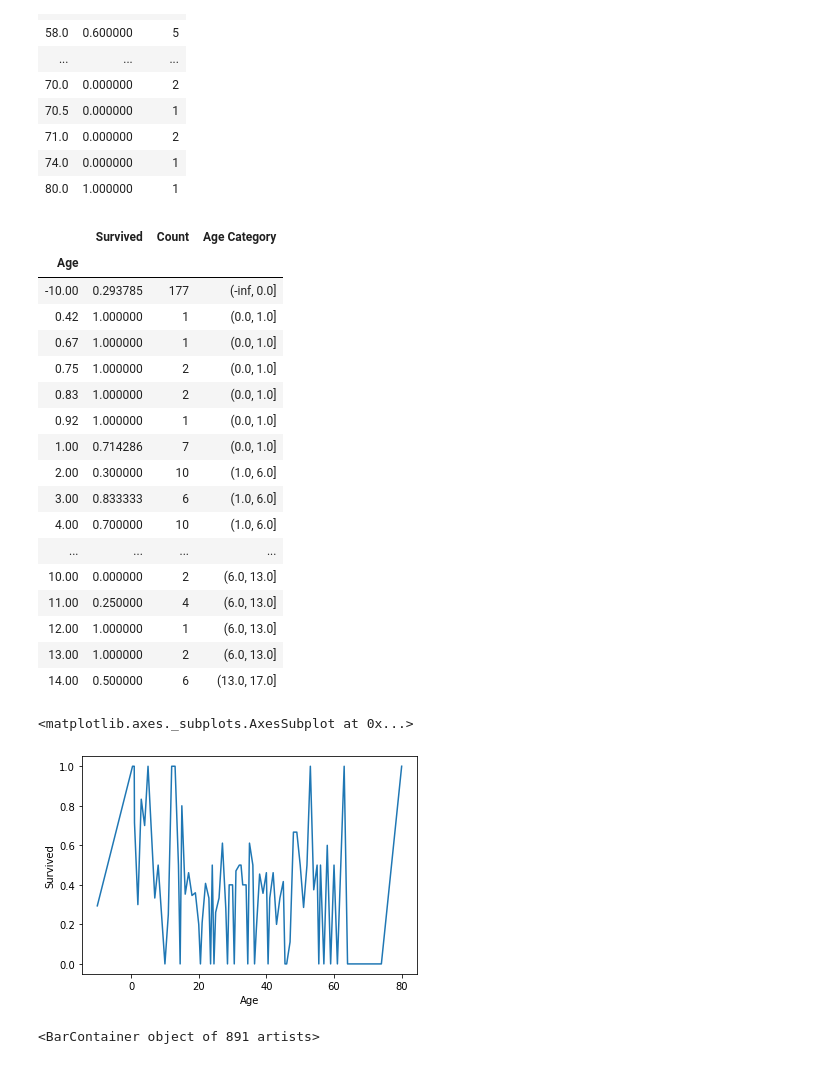
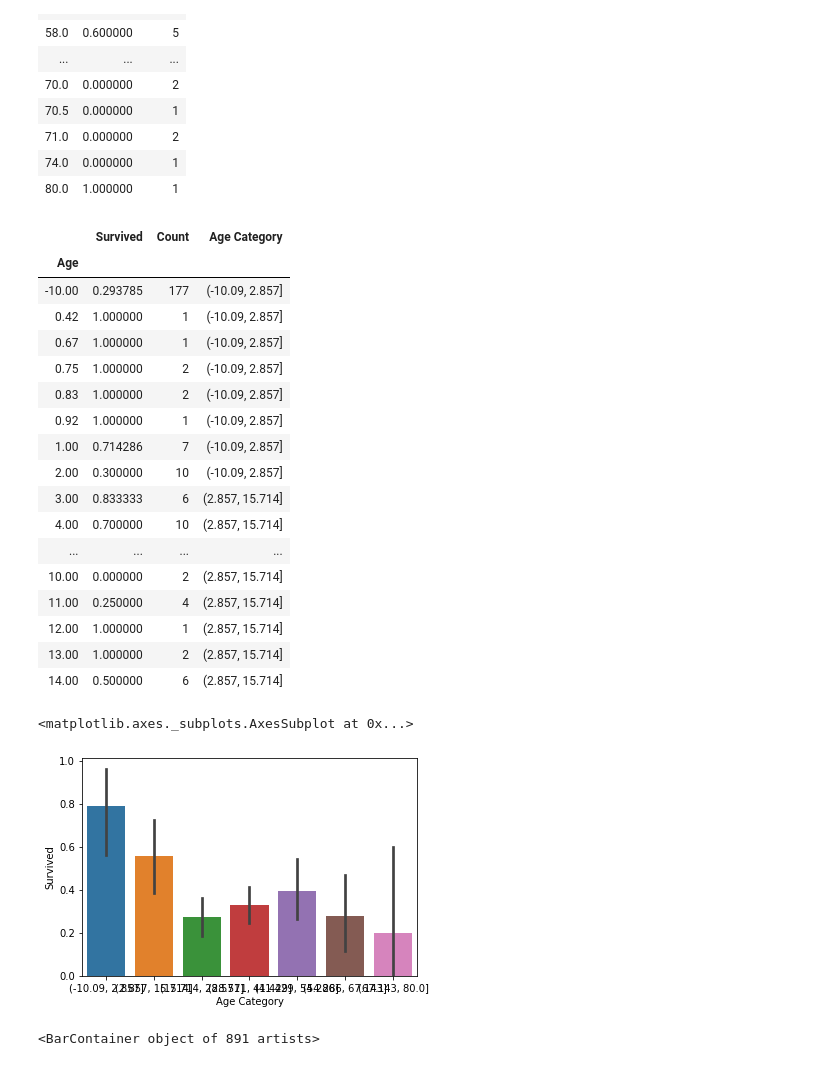
Before and after one commit to macwong/MachineLearning, a Jupyter notebook: Hands-On Machine Learning/Chapter 03 - Titanic.ipynb, the cells around one changed output. Drawn from its saved outputs; the diff is of its cells as text; code cells hidden in the pictures.

```diff
--- a/Hands-On Machine Learning/Chapter 03 - Titanic.ipynb
+++ b/Hands-On Machine Learning/Chapter 03 - Titanic.ipynb
@@ -156,35 +156,36 @@ age_summary[50:80]
 | 74.0 | 0.000000 | 1 |
 | 80.0 | 1.000000 | 1 |
 # %%
-age_summary["Age Category"] = pd.cut(age_summary.index, [-np.inf, 0, 1, 6, 13, 17, 25, 35, 45, 55, 65, 75, np.inf])
+age_summary["Age Category"] = pd.cut(age_summary.index, 7)
+#     , [-np.inf, 0, 1, 6, 13, 17, 25, 35, 45, 55, 65, 75, np.inf])
 # %%
 age_summary.head(20)
 # %% [output]
 |  | Survived | Count | Age Category |
 | Age |  |  |  |
-| -10.00 | 0.293785 | 177 | (-inf, 0.0] |
-| 0.42 | 1.000000 | 1 | (0.0, 1.0] |
-| 0.67 | 1.000000 | 1 | (0.0, 1.0] |
-| 0.75 | 1.000000 | 2 | (0.0, 1.0] |
-| 0.83 | 1.000000 | 2 | (0.0, 1.0] |
-| 0.92 | 1.000000 | 1 | (0.0, 1.0] |
-| 1.00 | 0.714286 | 7 | (0.0, 1.0] |
-| 2.00 | 0.300000 | 10 | (1.0, 6.0] |
-| 3.00 | 0.833333 | 6 | (1.0, 6.0] |
-| 4.00 | 0.700000 | 10 | (1.0, 6.0] |
+| -10.00 | 0.293785 | 177 | (-10.09, 2.857] |
+| 0.42 | 1.000000 | 1 | (-10.09, 2.857] |
+| 0.67 | 1.000000 | 1 | (-10.09, 2.857] |
+| 0.75 | 1.000000 | 2 | (-10.09, 2.857] |
+| 0.83 | 1.000000 | 2 | (-10.09, 2.857] |
+| 0.92 | 1.000000 | 1 | (-10.09, 2.857] |
+| 1.00 | 0.714286 | 7 | (-10.09, 2.857] |
+| 2.00 | 0.300000 | 10 | (-10.09, 2.857] |
+| 3.00 | 0.833333 | 6 | (2.857, 15.714] |
+| 4.00 | 0.700000 | 10 | (2.857, 15.714] |
 | ... | ... | ... | ... |
-| 10.00 | 0.000000 | 2 | (6.0, 13.0] |
-| 11.00 | 0.250000 | 4 | (6.0, 13.0] |
-| 12.00 | 1.000000 | 1 | (6.0, 13.0] |
-| 13.00 | 1.000000 | 2 | (6.0, 13.0] |
-| 14.00 | 0.500000 | 6 | (13.0, 17.0] |
+| 10.00 | 0.000000 | 2 | (2.857, 15.714] |
+| 11.00 | 0.250000 | 4 | (2.857, 15.714] |
+| 12.00 | 1.000000 | 1 | (2.857, 15.714] |
+| 13.00 | 1.000000 | 2 | (2.857, 15.714] |
+| 14.00 | 0.500000 | 6 | (2.857, 15.714] |
 # %%
 import seaborn as sns
 
-sns.lineplot(age_summary.index, age_summary["Survived"])
+sns.barplot(age_summary["Age Category"], age_summary["Survived"])
 # %% [output]
 <matplotlib.axes._subplots.AxesSubplot at 0x...>
-[figure, old version]
+[figure, new version]
 # %%
 import seaborn as sns
 
```
Also changed, not shown: parts of 6 cells of this notebook.
